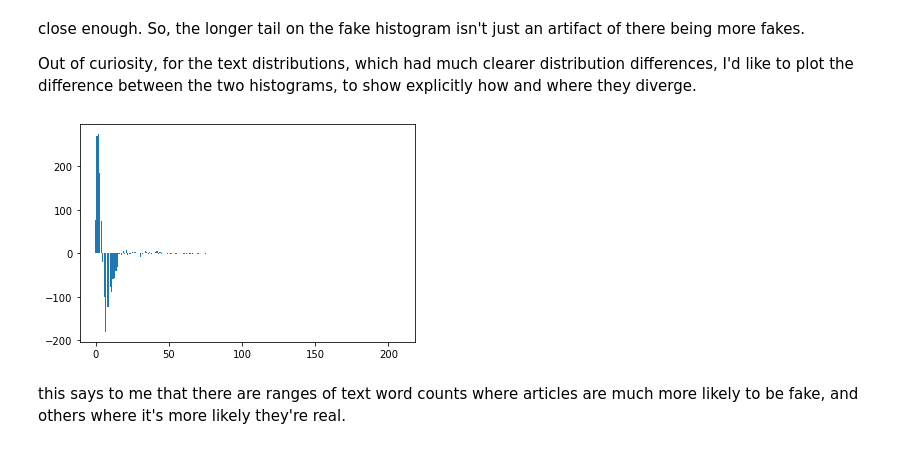
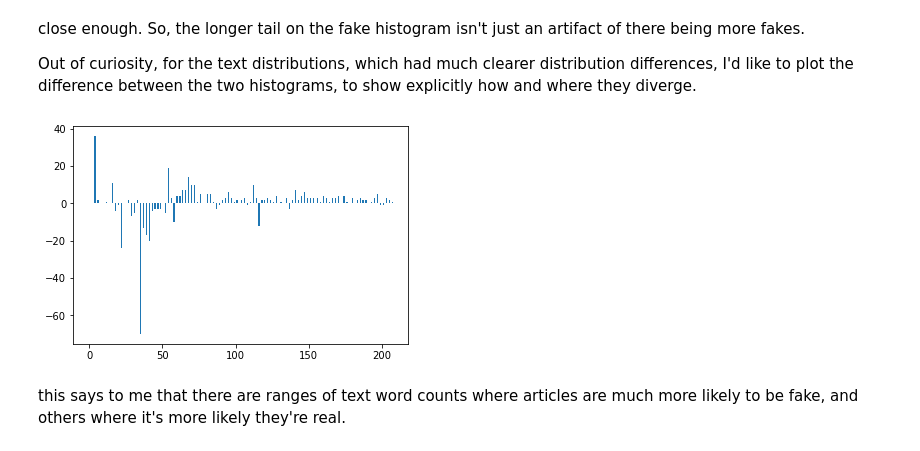
Before and after one commit to jconwell/fake_news_analysis, a Jupyter notebook: 01_data_exploration-g-clef.ipynb, the cells around one changed output. Cells and saved outputs as stored; diff of their text form; code cells hidden in the pictures.

```diff
--- a/01_data_exploration-g-clef.ipynb
+++ b/01_data_exploration-g-clef.ipynb
@@ -230,13 +233,13 @@ close enough. So, the longer tail on the fake histogram isn't just an artifact o
 Out of curiosity, for the text distributions, which had much clearer distribution differences, I'd like to plot the difference between the two histograms, to show explicitly how and where they diverge.
 # %%
 bins = int(df.text_word_cnt.max()/100)
-fake_hist, _ = np.histogram(fake.text_word_cnt, range=(0, df.text_word_cnt.max()), bins=bins)
-real_hist, _ = np.histogram(real.text_word_cnt, range=(0, df.text_word_cnt.max()), bins=bins)
+fake_hist, _ = np.histogram(fake.text_word_cnt, range=[0,100], bins=bins)
+real_hist, _ = np.histogram(real.text_word_cnt, range=[0,100], bins=bins)
 residual = fake_hist - real_hist
 plt.bar(range(bins), residual)
 plt.show()
 # %% [output]
-[figure, old version]
+[figure, new version]
 # %% [markdown]
 this says to me that there are ranges of text word counts where articles are much more likely to be fake, and others where it's more likely they're real.
 # %% [markdown]
```
Also changed, not shown: parts of 6 cells of this notebook.
